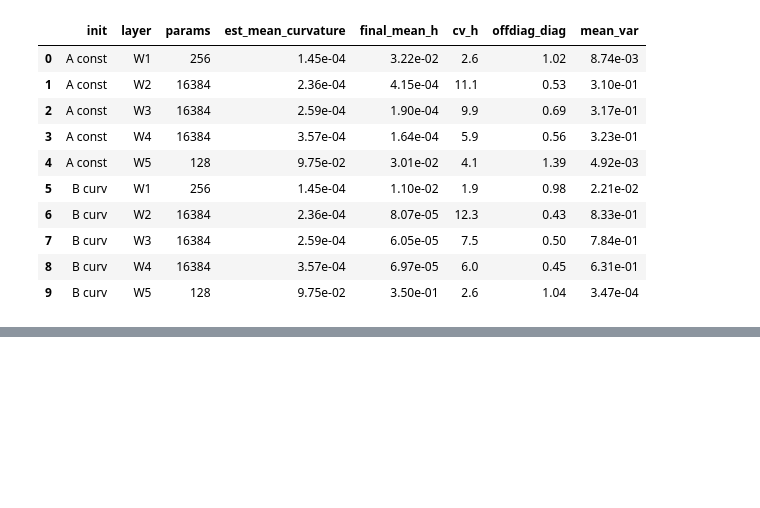
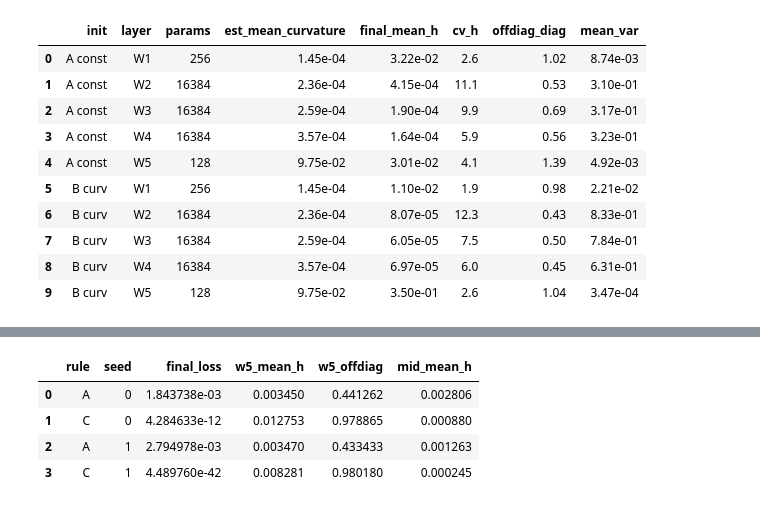
Before and after one commit to adrianrob1/haicon-tutorial, a Jupyter notebook: 2b_hess_init.ipynb, the cells around one changed output, grey strips where cells are left out. Saved outputs shown, nothing was run; the diff lists cells and outputs as text; code cells hidden in the pictures; blank space fills up the shorter version.

```diff
--- a/2b_hess_init.ipynb
+++ b/2b_hess_init.ipynb
@@ -82,23 +82,33 @@ def weights_of(model):
     return [p for p in model.parameters() if p.ndim == 2]
 
 
-def train_evon(hess_init=4e-3, per_layer_h0=None, seed=2, steps=STEPS, log_every=100):
-    """Train a fresh MLP with EVON; optionally override h0 per weight matrix.
+def train_evon(hess_init=4e-3, per_layer_h0=None, per_tensor_h0=None,
+               seed=2, steps=STEPS, log_every=100, hidden=128):
+    """Train a fresh MLP with EVON; optionally override h0 per weight matrix
+    (per_layer_h0, weights only) or per tensor (per_tensor_h0, dict by name).
 
     Returns (model, opt, log, final_loss). log holds, per weight matrix, time
     series of hbar (mean h), r (||h - h0_l 1|| / (sqrt(P) h0_l), nan if the
     layer's reference h0 is 0) and cv (std/mean of h).
     """
     torch.manual_seed(seed)
-    model = MLP()
+    model = MLP(hidden=hidden)
     opt = EVON(model.parameters(), hess_init=hess_init, **BASE)
     W = weights_of(model)
-    if per_layer_h0 is not None:
+    if per_tensor_h0 is not None:
         # EVON initializes state["h_mom"] lazily from the scalar hess_init;
-        # pre-seeding the state dict overrides it per layer
+        # pre-seeding the state dict overrides it per tensor
+        for n, p in model.named_parameters():
+            opt.state[p]["h_mom"] = torch.full_like(p, per_tensor_h0[n])
+    elif per_layer_h0 is not None:
         for p, h0_l in zip(W, per_layer_h0):
             opt.state[p]["h_mom"] = torch.full_like(p, h0_l)
-    h0_ref = per_layer_h0 if per_layer_h0 is not None else [hess_init] * len(W)
+    if per_tensor_h0 is not None:
+        h0_ref = [per_tensor_h0[n] for n, p in model.named_parameters() if p.ndim == 2]
+    elif per_layer_h0 is not None:
+        h0_ref = per_layer_h0
+    else:
+        h0_ref = [hess_init] * len(W)
 
     sched = torch.optim.lr_scheduler.CosineAnnealingLR(opt, eta_min=0.0, T_max=steps)
 
@@ -448,0 +619,24 @@ plt.show()
+# %%
+# seed replicates at w=32: is A's underfit systematic, and how stable is C?
+rows = []
+for seed in [0, 1]:
+    torch.manual_seed(seed)
+    m0 = MLP(hidden=32)
+    for rule in ["A", "C"]:
+        h0_map = ({n: 4e-3 for n, _ in m0.named_parameters()} if rule == "A"
+                  else rms_h0_map(m0, RHO_STAR))
+        m, o, _, fl = train_evon(4e-3, per_tensor_h0=h0_map, log_every=7500,
+                                 seed=seed, hidden=32)
+        met = layer_metrics(m, o)
+        rows.append(dict(
+            rule=rule, seed=seed, final_loss=fl,
+            w5_mean_h=met[-1]["mean_h"], w5_offdiag=met[-1]["offdiag"],
+            mid_mean_h=max(mm["mean_h"] for mm in met[1:4]),
+        ))
+pd.DataFrame(rows)
+# %% [output]
+|  | rule | seed | final_loss | w5_mean_h | w5_offdiag | mid_mean_h |
+| 0 | A | 0 | 1.843738e-03 | 0.003450 | 0.441262 | 0.002806 |
+| 1 | C | 0 | 4.284633e-12 | 0.012753 | 0.978865 | 0.000880 |
+| 2 | A | 1 | 2.794978e-03 | 0.003470 | 0.433433 | 0.001263 |
+| 3 | C | 1 | 4.489760e-42 | 0.008281 | 0.980180 | 0.000245 |
```
Also changed, not shown: parts of 5 cells of this notebook.
